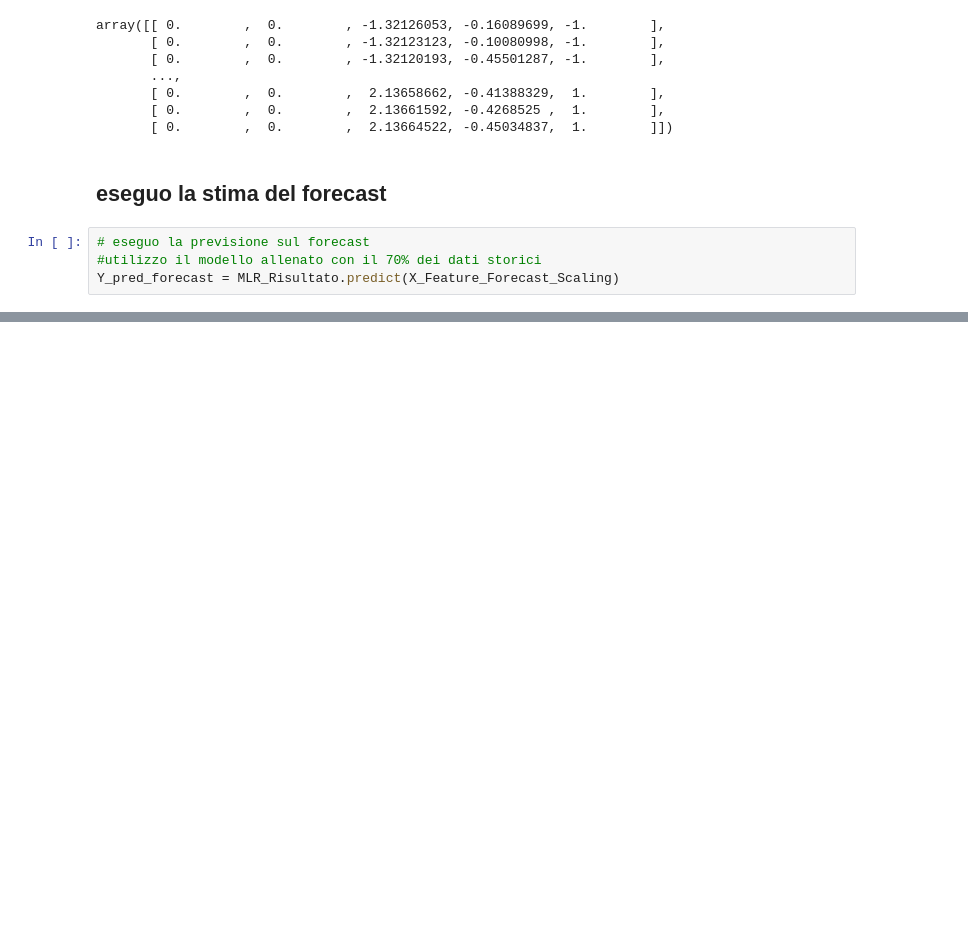
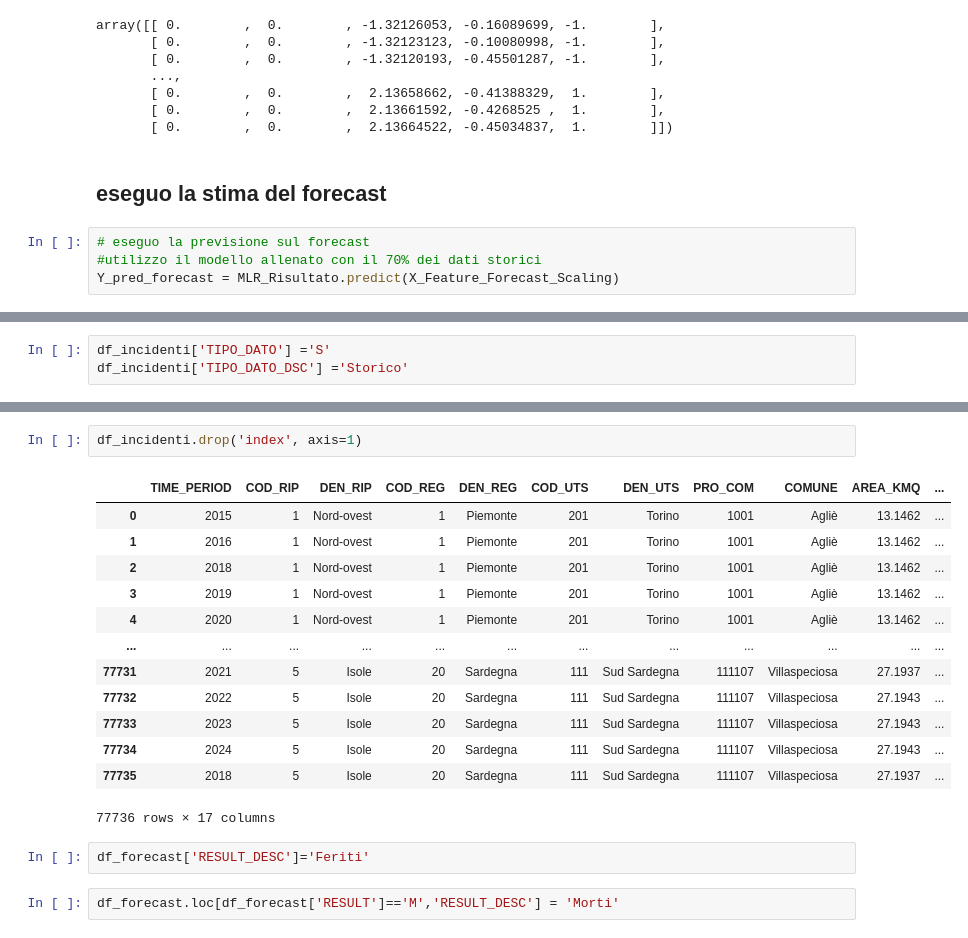
Before and after one commit to pd19nl/ProgettoFinale, a Jupyter notebook: 03_Analisi_statistica_google_env.ipynb, the cells around one changed output, grey strips where cells are left out. Drawn from its saved outputs; the diff is of its cells as text; blank space fills up the shorter version.

```diff
--- a/03_Analisi_statistica_google_env.ipynb
+++ b/03_Analisi_statistica_google_env.ipynb
@@ -639,0 +854,3 @@ Y_pred_forecast = MLR_Risultato.predict(X_Feature_Forecast_Scaling)
+# %%
+df_incidenti['TIPO_DATO'] ='S'
+df_incidenti['TIPO_DATO_DSC'] ='Storico'
@@ -639,0 +895,20 @@ Y_pred_forecast = MLR_Risultato.predict(X_Feature_Forecast_Scaling)
+# %%
+df_incidenti.drop('index', axis=1)
+# %% [output]
+|  | TIME_PERIOD | COD_RIP | DEN_RIP | COD_REG | DEN_REG | COD_UTS | DEN_UTS | PRO_COM | COMUNE | AREA_KMQ | ... |
+| 0 | 2015 | 1 | Nord-ovest | 1 | Piemonte | 201 | Torino | 1001 | Agliè | 13.1462 | ... |
+| 1 | 2016 | 1 | Nord-ovest | 1 | Piemonte | 201 | Torino | 1001 | Agliè | 13.1462 | ... |
+| 2 | 2018 | 1 | Nord-ovest | 1 | Piemonte | 201 | Torino | 1001 | Agliè | 13.1462 | ... |
+| 3 | 2019 | 1 | Nord-ovest | 1 | Piemonte | 201 | Torino | 1001 | Agliè | 13.1462 | ... |
+| 4 | 2020 | 1 | Nord-ovest | 1 | Piemonte | 201 | Torino | 1001 | Agliè | 13.1462 | ... |
+| ... | ... | ... | ... | ... | ... | ... | ... | ... | ... | ... | ... |
+| 77731 | 2021 | 5 | Isole | 20 | Sardegna | 111 | Sud Sardegna | 111107 | Villaspeciosa | 27.1937 | ... |
+| 77732 | 2022 | 5 | Isole | 20 | Sardegna | 111 | Sud Sardegna | 111107 | Villaspeciosa | 27.1943 | ... |
+| 77733 | 2023 | 5 | Isole | 20 | Sardegna | 111 | Sud Sardegna | 111107 | Villaspeciosa | 27.1943 | ... |
+| 77734 | 2024 | 5 | Isole | 20 | Sardegna | 111 | Sud Sardegna | 111107 | Villaspeciosa | 27.1943 | ... |
+| 77735 | 2018 | 5 | Isole | 20 | Sardegna | 111 | Sud Sardegna | 111107 | Villaspeciosa | 27.1937 | ... |
+77736 rows × 17 columns
+# %%
+df_forecast['RESULT_DESC']='Feriti'
+# %%
+df_forecast.loc[df_forecast['RESULT']=='M','RESULT_DESC'] = 'Morti'
```
Also changed, not shown: parts of 55 cells of this notebook, 1 other file.
